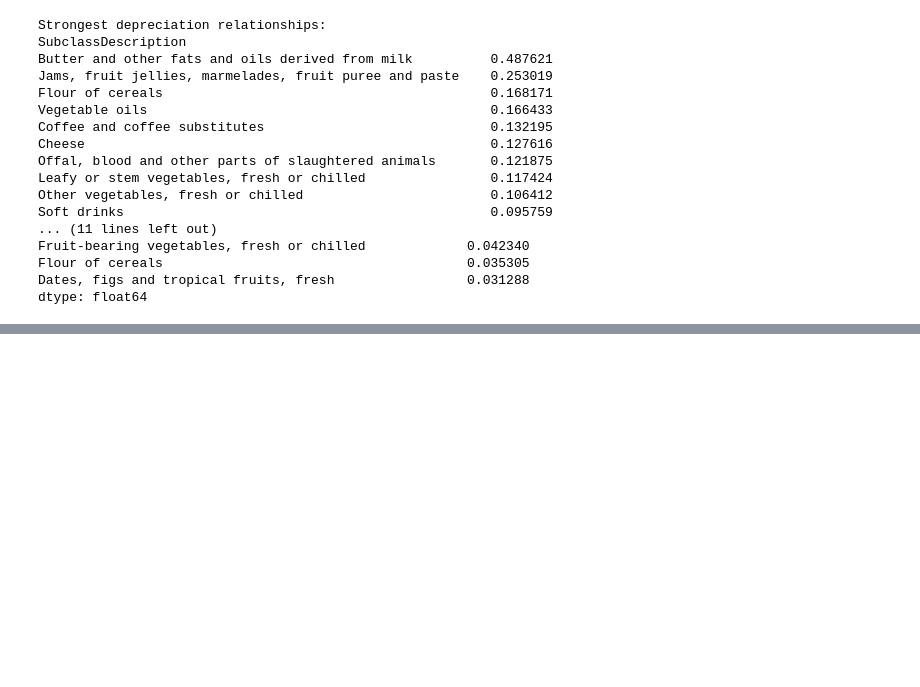
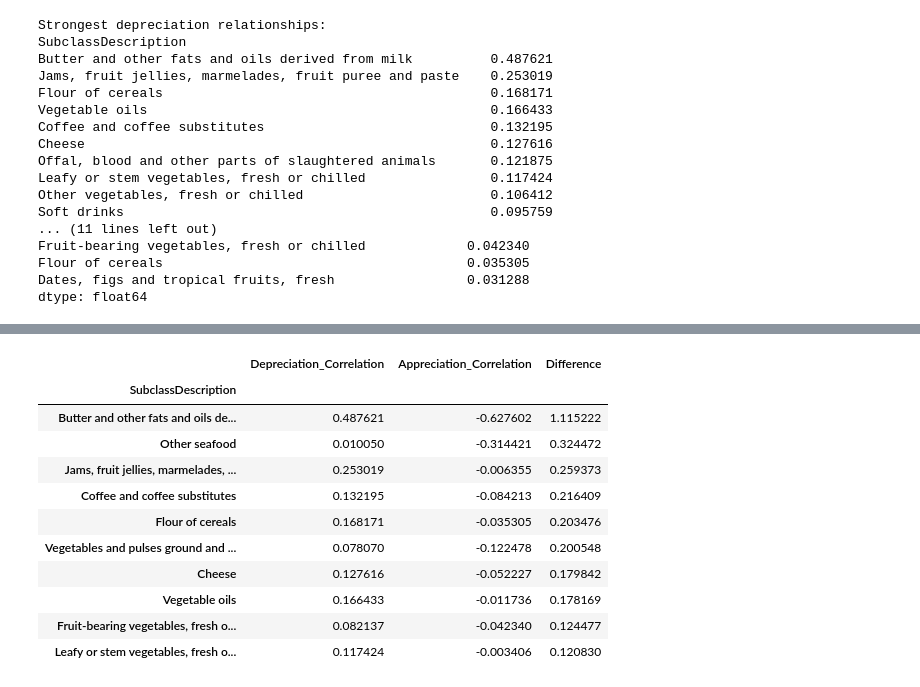
Before and after one commit to MasindiManaga/ERPT_ML_Research, a Jupyter notebook: notebooks/04_Exploratory_Data_Analysis.ipynb, the cells around one changed output, grey strips where cells are left out. Drawn from its saved outputs; the diff is of its cells as text; code cells hidden in the pictures; blank space fills up the shorter version.

Commit message:
Depreciation and Appreciation Magnitude relationships N4

```diff
--- a/notebooks/04_Exploratory_Data_Analysis.ipynb
+++ b/notebooks/04_Exploratory_Data_Analysis.ipynb
@@ -1230,0 +1239,22 @@ dtype: float64
+# %%
+depreciation_magnitude_corr = (
+    eda_relationship
+    .groupby("SubclassDescription")
+    .apply(
+        lambda x: x["CPI_Change_Pct"].corr(
+            x["Depreciation_Magnitude"]
+        )
+    )
+    .sort_values(ascending=False)
+)
+
+appreciation_magnitude_corr = (
+    eda_relationship
+    .groupby("SubclassDescription")
+    .apply(
+        lambda x: x["CPI_Change_Pct"].corr(
+            x["Appreciation_Magnitude"]
+        )
+    )
+    .sort_values(ascending=False)
+)
@@ -1230,0 +1285,35 @@ dtype: float64
+# %%
+asymmetry_corr = pd.concat(
+    [
+        depreciation_magnitude_corr.rename(
+            "Depreciation_Correlation"
+        ),
+        appreciation_magnitude_corr.rename(
+            "Appreciation_Correlation"
+        )
+    ],
+    axis=1
+)
+
+asymmetry_corr["Difference"] = (
+    asymmetry_corr["Depreciation_Correlation"]
+    - asymmetry_corr["Appreciation_Correlation"]
+)
+
+asymmetry_corr.sort_values(
+    "Difference",
+    ascending=False
+).head(10)
+# %% [output]
+|  | Depreciation_Correlation | Appreciation_Correlation | Difference |
+| SubclassDescription |  |  |  |
+| Butter and other fats and oils de... | 0.487621 | -0.627602 | 1.115222 |
+| Other seafood | 0.010050 | -0.314421 | 0.324472 |
+| Jams, fruit jellies, marmelades, ... | 0.253019 | -0.006355 | 0.259373 |
+| Coffee and coffee substitutes | 0.132195 | -0.084213 | 0.216409 |
+| Flour of cereals | 0.168171 | -0.035305 | 0.203476 |
+| Vegetables and pulses ground and ... | 0.078070 | -0.122478 | 0.200548 |
+| Cheese | 0.127616 | -0.052227 | 0.179842 |
+| Vegetable oils | 0.166433 | -0.011736 | 0.178169 |
+| Fruit-bearing vegetables, fresh o... | 0.082137 | -0.042340 | 0.124477 |
+| Leafy or stem vegetables, fresh o... | 0.117424 | -0.003406 | 0.120830 |
```
Also changed, not shown: parts of 4 cells of this notebook.
